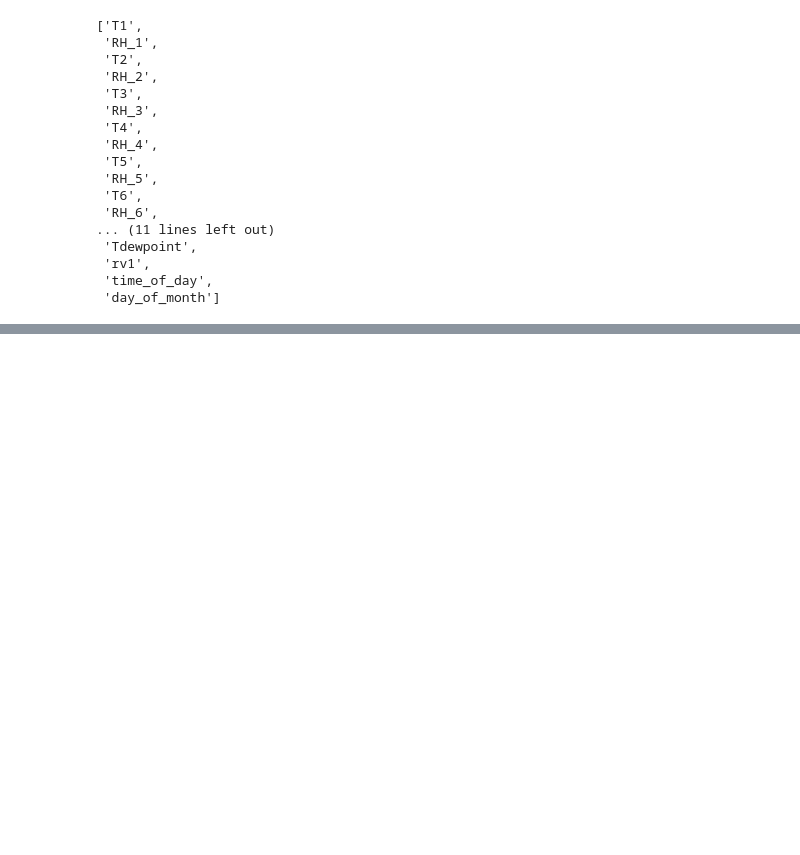
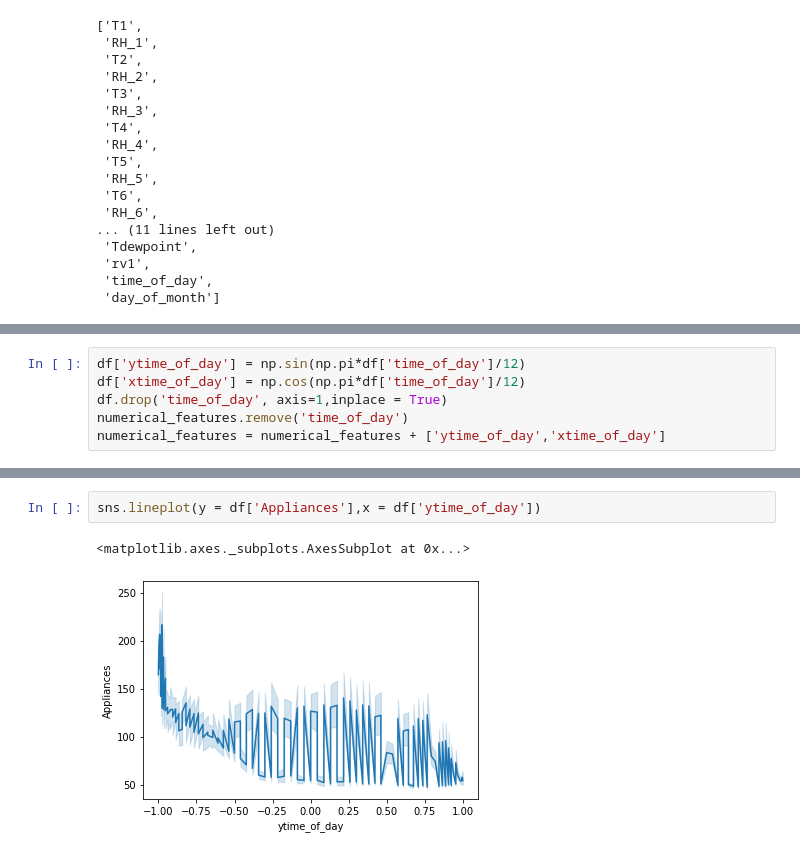
Before and after one commit to mahin-arvind/Appliance-Energy-Prediction, a Jupyter notebook: Appliance_Energy_Prediction.ipynb, the cells around one changed output, grey strips where cells are left out. Saved outputs shown, nothing was run; the diff lists cells and outputs as text; blank space fills up the shorter version.

```diff
--- a/Appliance_Energy_Prediction.ipynb
+++ b/Appliance_Energy_Prediction.ipynb
@@ -382,0 +381,6 @@ plt.show()
+# %%
+df['ytime_of_day'] = np.sin(np.pi*df['time_of_day']/12)
+df['xtime_of_day'] = np.cos(np.pi*df['time_of_day']/12)
+df.drop('time_of_day', axis=1,inplace = True)
+numerical_features.remove('time_of_day')
+numerical_features = numerical_features + ['ytime_of_day','xtime_of_day']
@@ -382,0 +407,5 @@ plt.show()
+# %%
+sns.lineplot(y = df['Appliances'],x = df['ytime_of_day'])
+# %% [output]
+<matplotlib.axes._subplots.AxesSubplot at 0x...>
+[figure, added]
```
Also changed, not shown: parts of 36 cells of this notebook.
